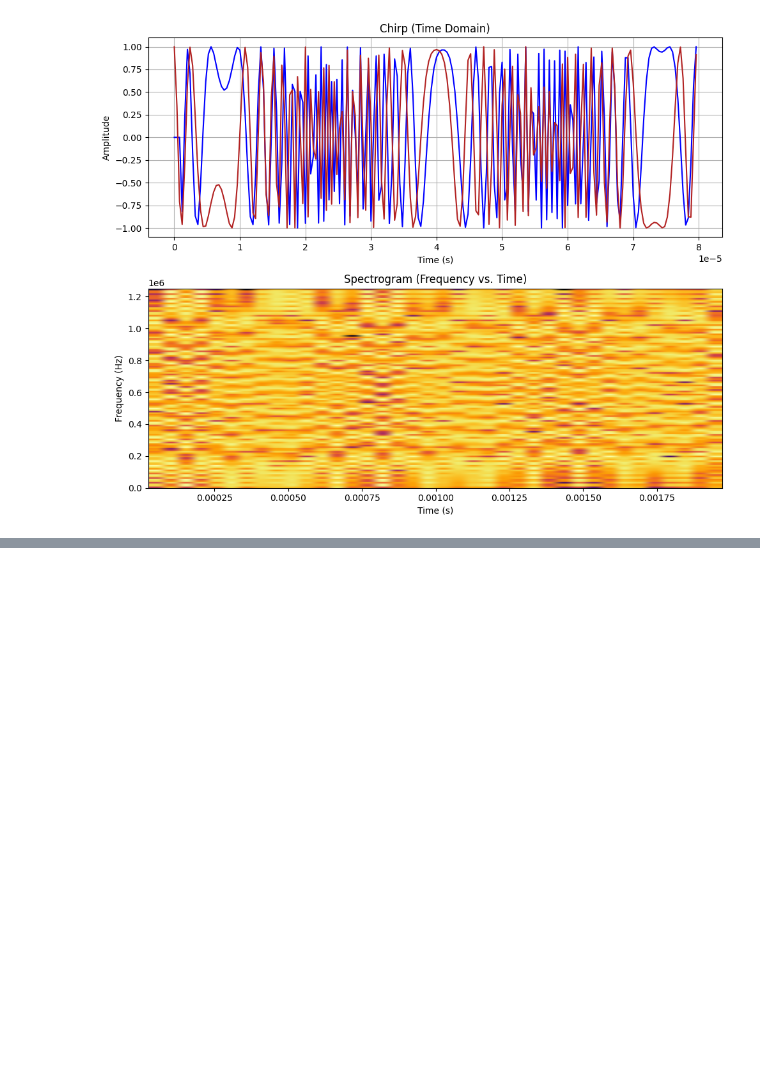
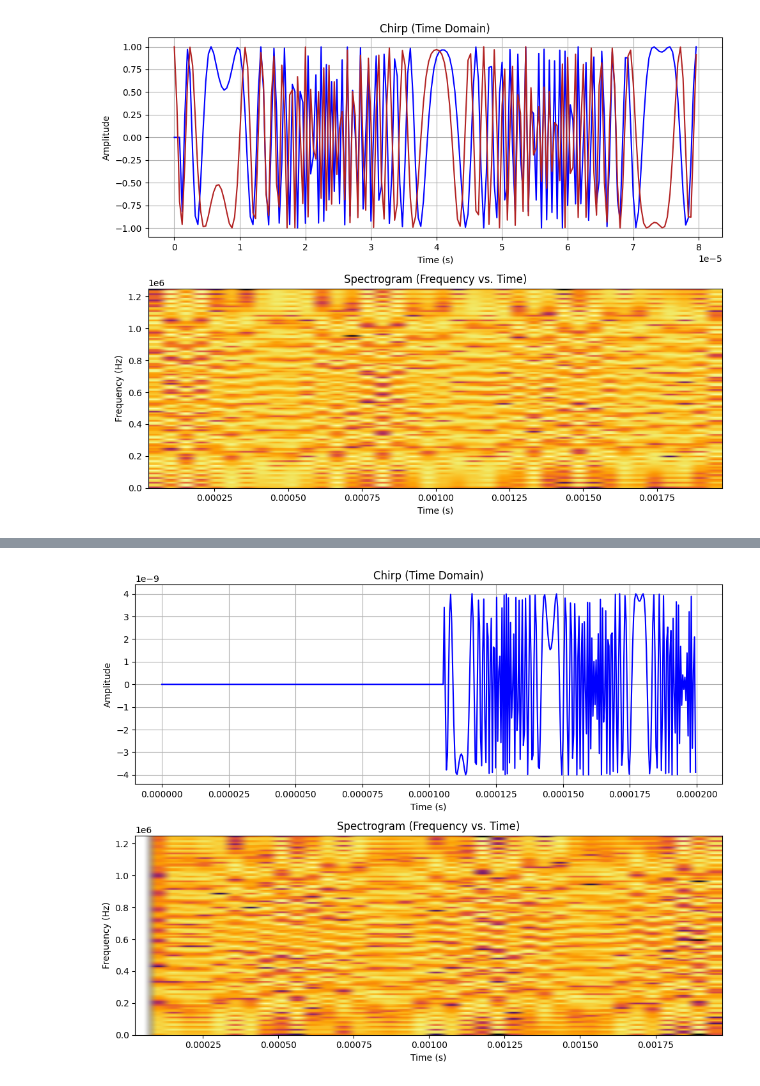
Before and after one commit to MostafaHatemGhonem/Advanced-SDR-Radar-Simulation-Stealth-Detection, a Jupyter notebook: signal_physics/recieved.ipynb, the cells around one changed output, grey strips where cells are left out. Cells and saved outputs as stored; diff of their text form; code cells hidden in the pictures; blank space fills up the shorter version.

Commit message:
using the api and mixing the 2 signals and minor changes to the structure

```diff
--- a/signal_physics/recieved.ipynb
+++ b/signal_physics/recieved.ipynb
@@ -110,0 +115,3 @@ plt.show()
+# %%
+api_response = requests.get("https://548eb008-db08-4d38-a570-a2583a5fa791.mock.pstmn.io/api/radar")
+data = api_response.json()
@@ -110,0 +124,40 @@ plt.show()
+# %%
+# here we will extract the distance for all the targets then generate a signal of all there additions
+# Initialize a silent Rx signal (all zeros)
+rx_signal_total = np.zeros(len(t))
+
+# looping thro all the targets
+for target in data['targets']:
+    dist_m = target['distance_km'] * 1000
+    td = 2 * dist_m / config.C
+
+    # Calculate reflection for THIS specific target
+    amplitude = 1 / (dist_m**2) # Basic path loss simulation
+
+    reflection = amplitude * np.where(t >= td,
+        np.cos(2 * np.pi * (config.FC * (t-td) + (0.5 * config.SLOPE * (t-td)**2))),
+        0)
+
+    # Add this target's echo to the total signal
+    rx_signal_total += reflection
+# %%
+fig, (ax1, ax2) = plt.subplots(2, 1, figsize=(10, 8))
+
+# 1. Time Domain (The Waveform)
+ax1.set_title("Chirp (Time Domain)")
+ax1.plot(t[:500], rx_signal_total[:500], color='blue') # Zoom in on first 100 samples
+ax1.set_xlabel("Time (s)")
+ax1.set_ylabel("Amplitude")
+ax1.grid(True)
+
+# 2. Frequency Domain (Spectrogram)
+# This proves the frequency is actually climbing over time
+ax2.set_title("Spectrogram (Frequency vs. Time)")
+ax2.specgram(rx_signal_total, Fs=FS, cmap='inferno')
+ax2.set_xlabel("Time (s)")
+ax2.set_ylabel("Frequency (Hz)")
+
+plt.tight_layout()
+plt.show()
+# %% [output]
+[figure, added]
```
Also changed, not shown: parts of 6 cells of this notebook, 1 other file.
